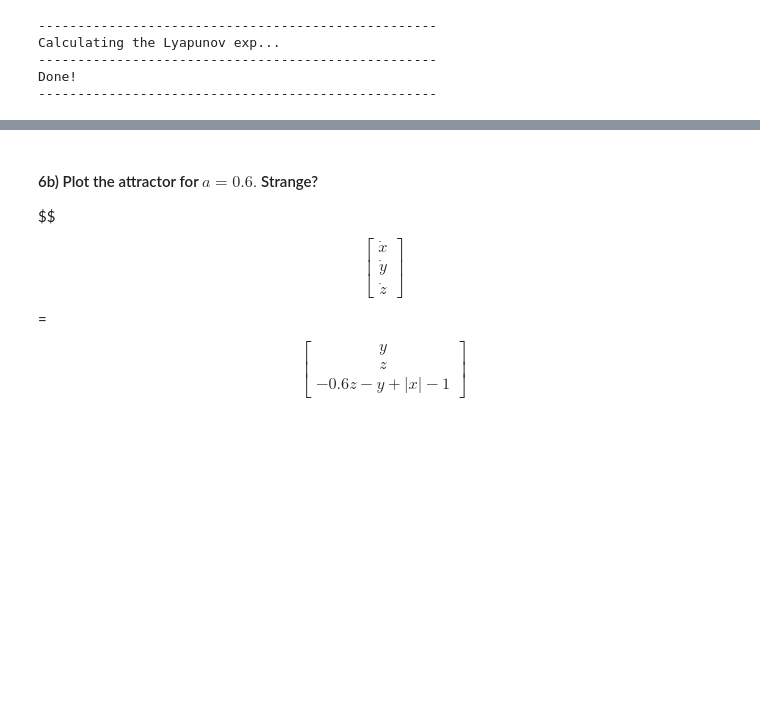
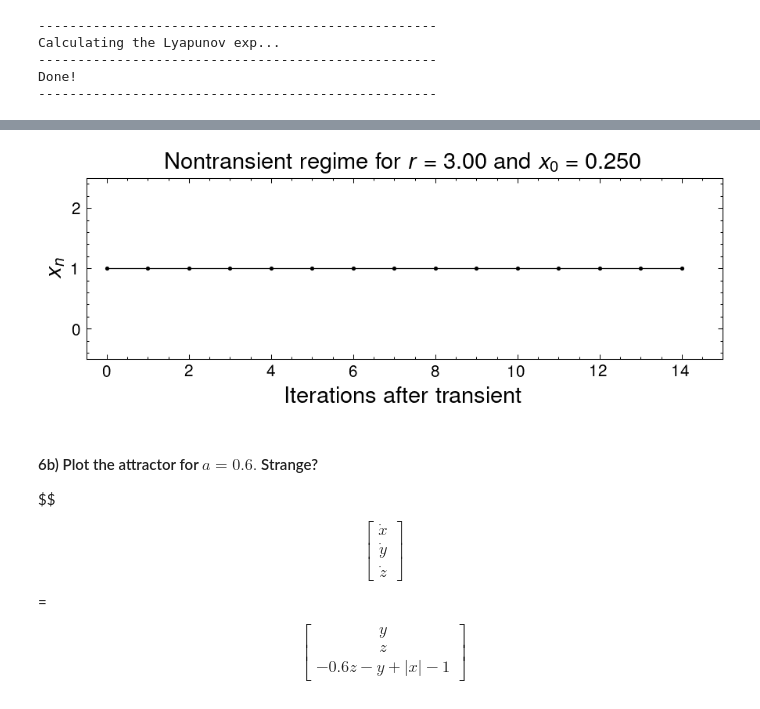
Before and after one commit to whyyorlantaken/Dynamical-Systems-Coursework, a Jupyter notebook: Take-home-1/code/notebook01.ipynb, the cells around one changed output, grey strips where cells are left out. Saved outputs shown, nothing was run; the diff lists cells and outputs as text; code cells hidden in the pictures; blank space fills up the shorter version.

```diff
--- a/Take-home-1/code/notebook01.ipynb
+++ b/Take-home-1/code/notebook01.ipynb
@@ -345,3 +335,48 @@ r value with minimum Lyapunov exponent: 3.0000
+# %%
+@jit(nopython=True)
+def sine_map_3(x):
+    return np.sin(int(3.0) * np.arcsin(np.sqrt(x))) ** 2
+# %%
+def time_series(x0=0.25, transient = 1000, nontrans = 5000):
+
+    # Initial condition
+    x_current = x0
+
+    # Transient
+    for _ in range(transient):
+        x_current = sine_map_3(x_current)
+
+    # Initialize
+    x = np.zeros(nontrans)
+
+    # Non transient
+    for i in range(nontrans):
+        x[i] = x_current
+        x_current = sine_map_3(x_current)
+
+    return x
+# %%
+# Call
+x_25 = time_series(x0=0.25, transient=5000, nontrans=15)
+x_251 = time_series(x0=0.249, transient=5000, nontrans=15)
+x_5 = time_series(x0=1/8, transient=5000, nontrans=15)
+#x_75 = time_series(x0=0.75, transient=5000, nontrans=15)
+#x_999 = time_series(x0=0.999, transient=5000, nontrans=15)
+# %%
+# Plot
+plt.figure(figsize=(7, 2), dpi=150)
+plt.plot(x_25, color='k', lw=0.6, marker='.')
+#plt.plot(x_251, color='k', lw=0.6, label=r"$x_0=0.249$", marker='.')
+plt.xlabel(r'Iterations after transient', fontsize=14)
+plt.ylabel(r'$x_n$', fontsize=14)
+plt.title(r"Nontransient regime for $r = 3.00$ and $x_0 = 0.250$", fontsize=14)
+plt.tick_params(axis='both', labelsize=10)
+plt.savefig("./plots/not-chaotic.pdf", dpi=200, bbox_inches='tight')
+plt.xlim(-0.5, 15)
+plt.ylim(-0.5, 2.5)
+plt.show()
+# %% [output]
+[figure, added]
 # %% [markdown]
 #### 6b) Plot the attractor for $a=0.6.$ Strange?
 
```
Also changed, not shown: parts of 15 cells of this notebook, 19 other files.
